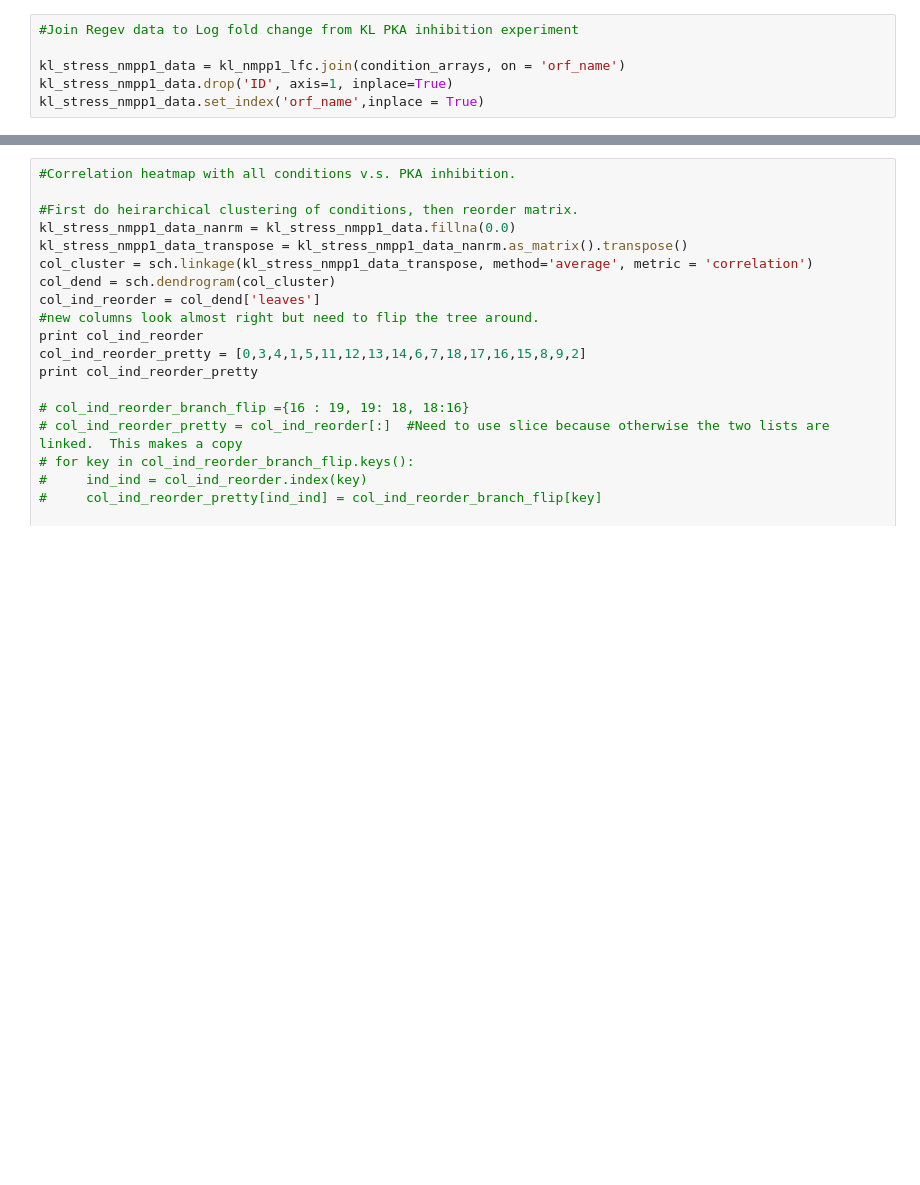
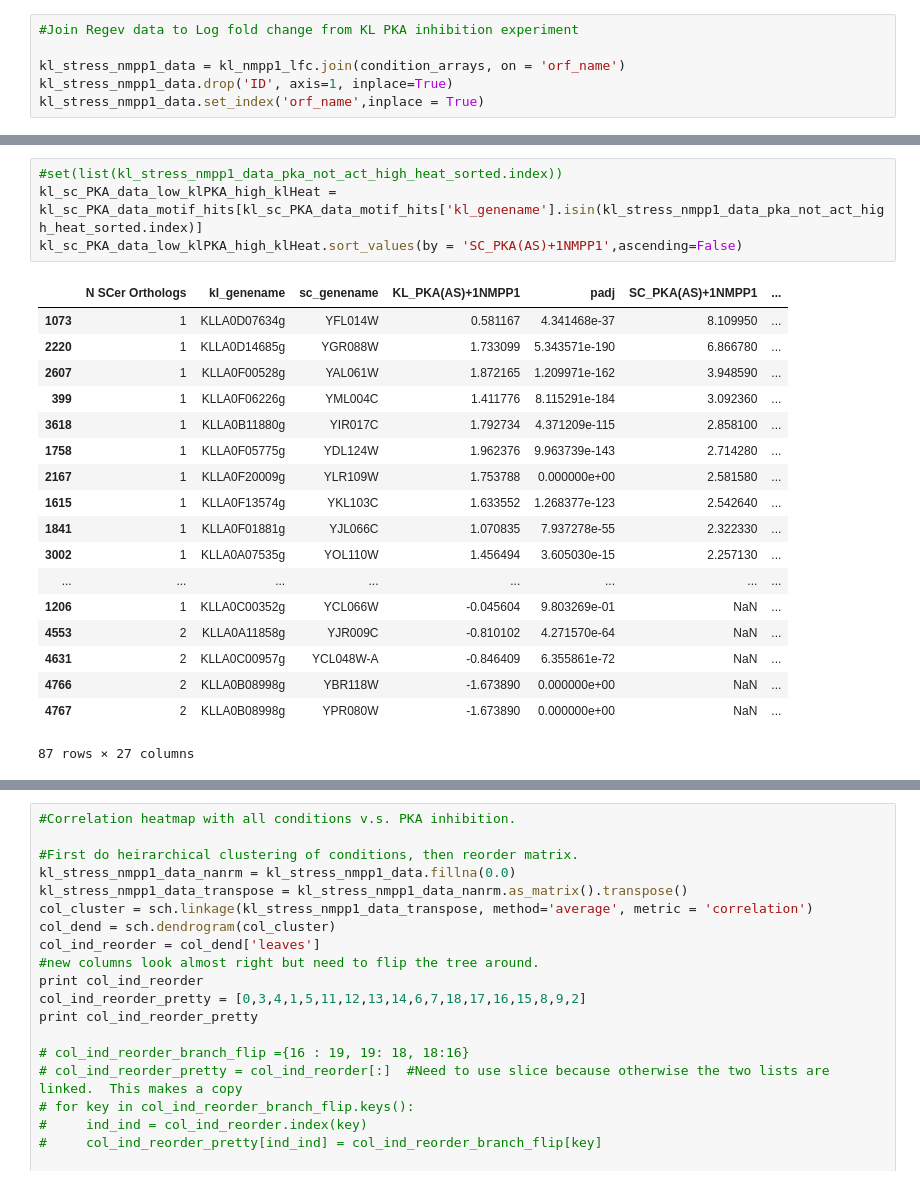
Before and after one commit to heineike02/yeast_esr_expression_analysis, a Jupyter notebook: scripts/20161118_PKA_Inhibition_V_other_conditions.ipynb, the cells around one changed output, grey strips where cells are left out. Drawn from its saved outputs; the diff is of its cells as text; blank space fills up the shorter version.

```diff
--- a/scripts/20161118_PKA_Inhibition_V_other_conditions.ipynb
+++ b/scripts/20161118_PKA_Inhibition_V_other_conditions.ipynb
@@ -106,0 +175,23 @@ kl_stress_nmpp1_data.set_index('orf_name',inplace = True)
+# %%
+#set(list(kl_stress_nmpp1_data_pka_not_act_high_heat_sorted.index))
+kl_sc_PKA_data_low_klPKA_high_klHeat = kl_sc_PKA_data_motif_hits[kl_sc_PKA_data_motif_hits['kl_genename'].isin(kl_stress_nmpp1_data_pka_not_act_high_heat_sorted.index)]
+kl_sc_PKA_data_low_klPKA_high_klHeat.sort_values(by = 'SC_PKA(AS)+1NMPP1',ascending=False)
+# %% [output]
+|  | N SCer Orthologs | kl_genename | sc_genename | KL_PKA(AS)+1NMPP1 | padj | SC_PKA(AS)+1NMPP1 | ... |
+| 1073 | 1 | KLLA0D07634g | YFL014W | 0.581167 | 4.341468e-37 | 8.109950 | ... |
+| 2220 | 1 | KLLA0D14685g | YGR088W | 1.733099 | 5.343571e-190 | 6.866780 | ... |
+| 2607 | 1 | KLLA0F00528g | YAL061W | 1.872165 | 1.209971e-162 | 3.948590 | ... |
+| 399 | 1 | KLLA0F06226g | YML004C | 1.411776 | 8.115291e-184 | 3.092360 | ... |
+| 3618 | 1 | KLLA0B11880g | YIR017C | 1.792734 | 4.371209e-115 | 2.858100 | ... |
+| 1758 | 1 | KLLA0F05775g | YDL124W | 1.962376 | 9.963739e-143 | 2.714280 | ... |
+| 2167 | 1 | KLLA0F20009g | YLR109W | 1.753788 | 0.000000e+00 | 2.581580 | ... |
+| 1615 | 1 | KLLA0F13574g | YKL103C | 1.633552 | 1.268377e-123 | 2.542640 | ... |
+| 1841 | 1 | KLLA0F01881g | YJL066C | 1.070835 | 7.937278e-55 | 2.322330 | ... |
+| 3002 | 1 | KLLA0A07535g | YOL110W | 1.456494 | 3.605030e-15 | 2.257130 | ... |
+| ... | ... | ... | ... | ... | ... | ... | ... |
+| 1206 | 1 | KLLA0C00352g | YCL066W | -0.045604 | 9.803269e-01 | NaN | ... |
+| 4553 | 2 | KLLA0A11858g | YJR009C | -0.810102 | 4.271570e-64 | NaN | ... |
+| 4631 | 2 | KLLA0C00957g | YCL048W-A | -0.846409 | 6.355861e-72 | NaN | ... |
+| 4766 | 2 | KLLA0B08998g | YBR118W | -1.673890 | 0.000000e+00 | NaN | ... |
+| 4767 | 2 | KLLA0B08998g | YPR080W | -1.673890 | 0.000000e+00 | NaN | ... |
+87 rows × 27 columns
```
Also changed, not shown: parts of 9 cells of this notebook, 6 other files.
